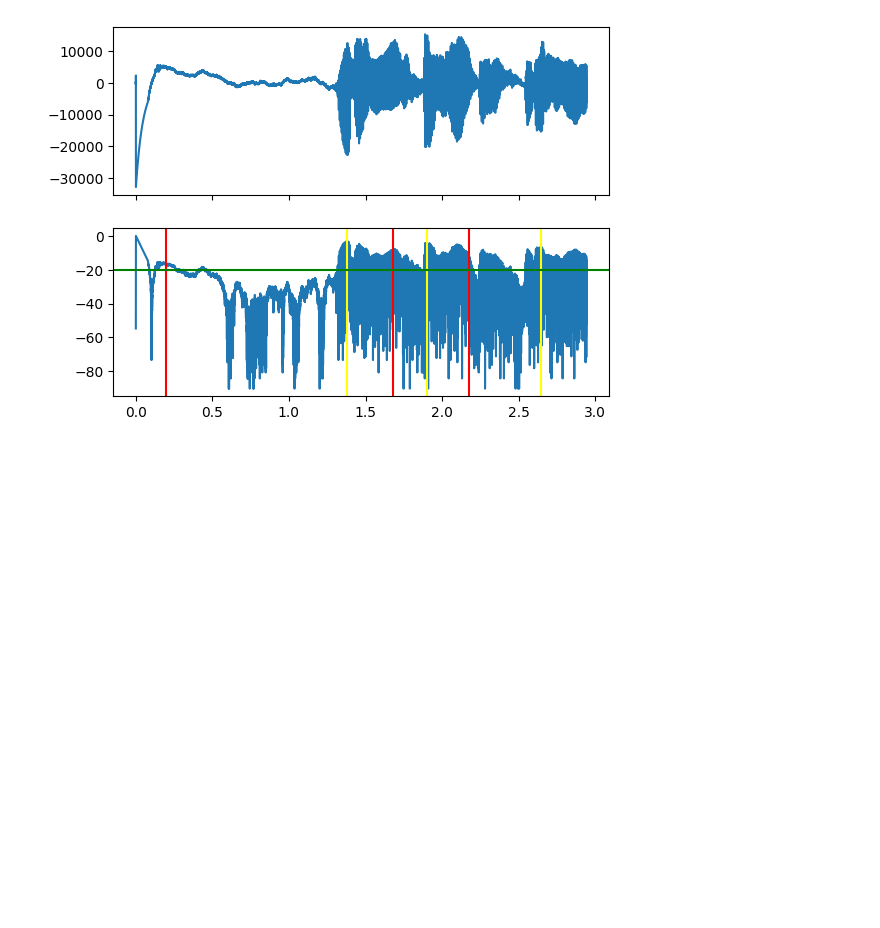
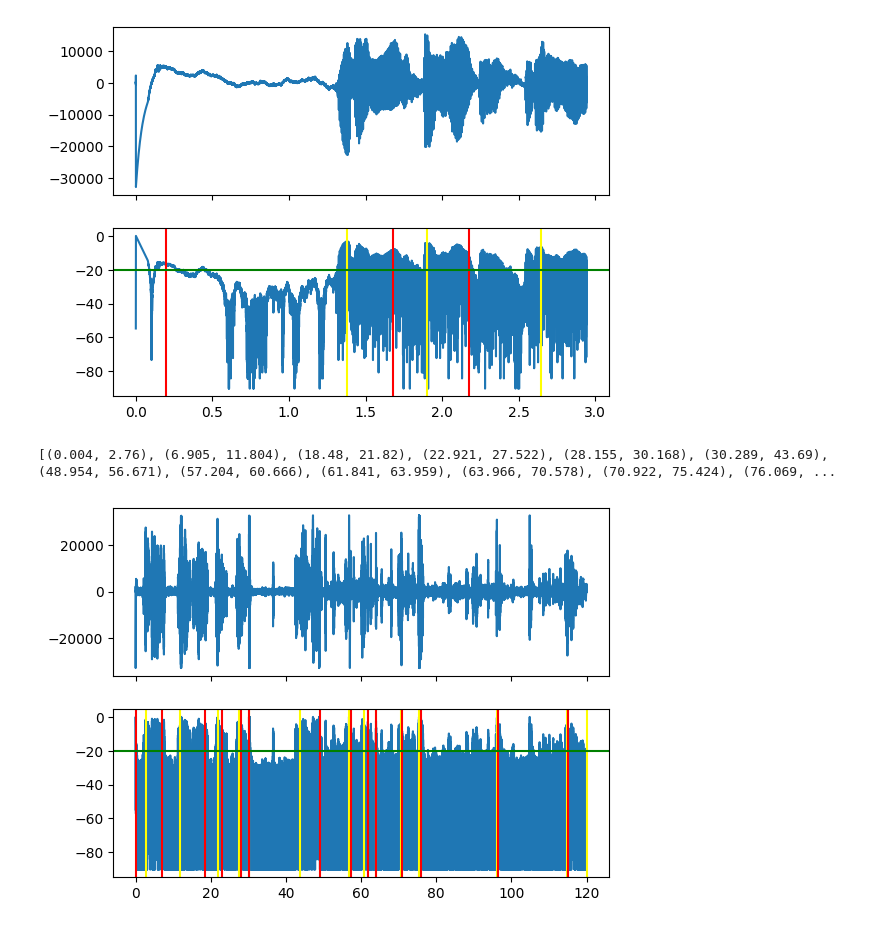
Before and after one commit to atsss/silence_remover, a Jupyter notebook: notebooks/pydub.ipynb, the cells around one changed output. Drawn from its saved outputs; the diff is of its cells as text; code cells hidden in the pictures; blank space fills up the shorter version.

Commit message:
Prototype to slice silence part

```diff
--- a/notebooks/pydub.ipynb
+++ b/notebooks/pydub.ipynb
@@ -145,3 +145,58 @@ plt.show()
 # %% [output]
 [(0.2, 1.377), (1.678, 1.902), (2.173, 2.649)]
 [figure]
+# %%
+# 120 sec sample audio
+# threshold
+silence_thresh = -20
+
+# load audio
+file ='../assets/202402181903_one_channel_120sec.wav'
+assert os.path.isfile(file)
+myaudio = AudioSegment.from_wav(file)
+y, sr = librosa.load(file, sr=16000)
+
+# detect silent
+silenc = silence.detect_silence(myaudio, min_silence_len=2000, silence_thresh=silence_thresh)
+silenc = [((start/1000),(stop/1000)) for start,stop in silenc]
+print(silenc)
+
+# prepaer 2 charts
+fig, ax = plt.subplots(nrows=2, sharex=True)
+
+# plot with waveframes
+raw = wave.open(file)
+signal = raw.readframes(-1)
+signal = np.frombuffer(signal, dtype ="int16")
+f_rate = raw.getframerate()
+time = np.linspace( # prepare x-axis plot => https://deepage.net/features/numpy-linspace.html#:~:text=NumPy%E3%81%AE%20np.linspace%20%E3%81%AF,%E3%82%84%E3%81%99%E3%81%8F%E3%82%B9%E3%83%9E%E3%83%BC%E3%83%88%E3%81%AB%E3%81%AA%E3%82%8A%E3%81%BE%E3%81%99%E3%80%82
+    0, # start
+    len(signal) / f_rate, # total length => end
+    num = len(signal)
+)
+ax[0].plot(time, signal)
+
+# plot with dBFS
+# 波形データの絶対値の最大値を取得（正規化のため）
+max_abs = np.max(np.abs(y))
+
+# 波形データを正規化（最大振幅が1になるようにスケーリング）
+y_normalized = y / max_abs
+
+# 波形データをdBFSに変換
+y_dBFS = 20 * np.log10(np.abs(y_normalized))
+
+ax[1].plot(time, y_dBFS)
+
+# show vertical and horizotial line
+if silenc:
+    for i in silenc:
+        plt.axvline(x=i[0], color='red')
+        plt.axvline(x=i[1], color='yellow')
+
+plt.axhline(y=silence_thresh, color='g', linestyle='-')
+
+plt.show()
+# %% [output]
+[(0.004, 2.76), (6.905, 11.804), (18.48, 21.82), (22.921, 27.522), (28.155, 30.168), (30.289, 43.69), (48.954, 56.671), (57.204, 60.666), (61.841, 63.959), (63.966, 70.578), (70.922, 75.424), (76.069, ...
+[figure, added]
```
Also changed, not shown: parts of 1 cell of this notebook, 1 other file.
